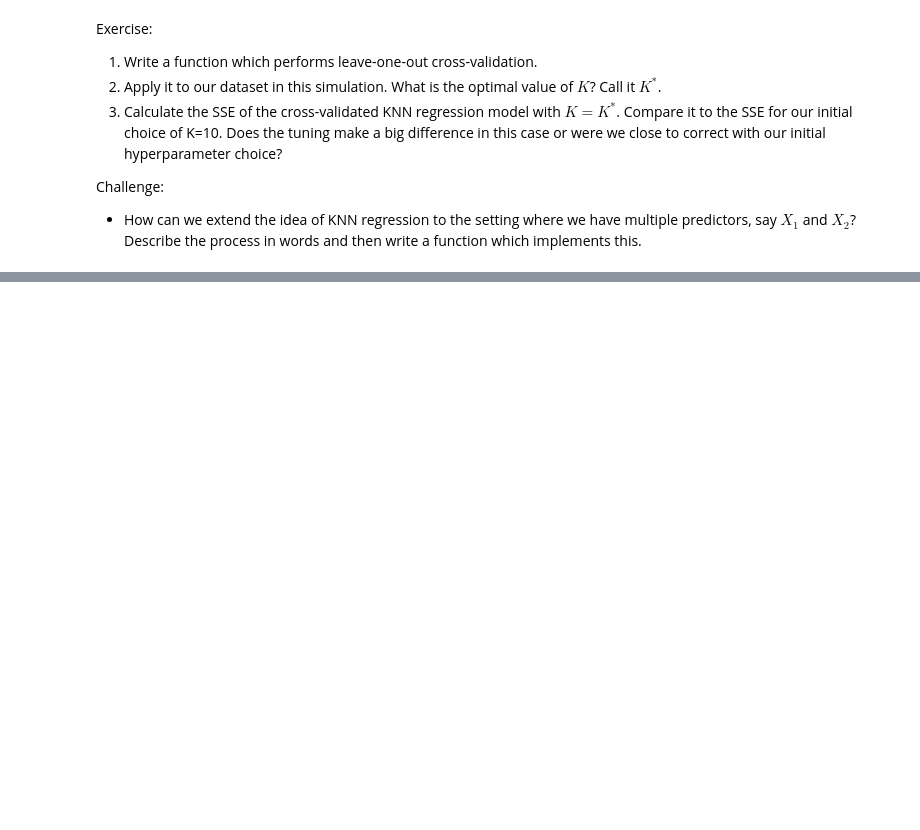
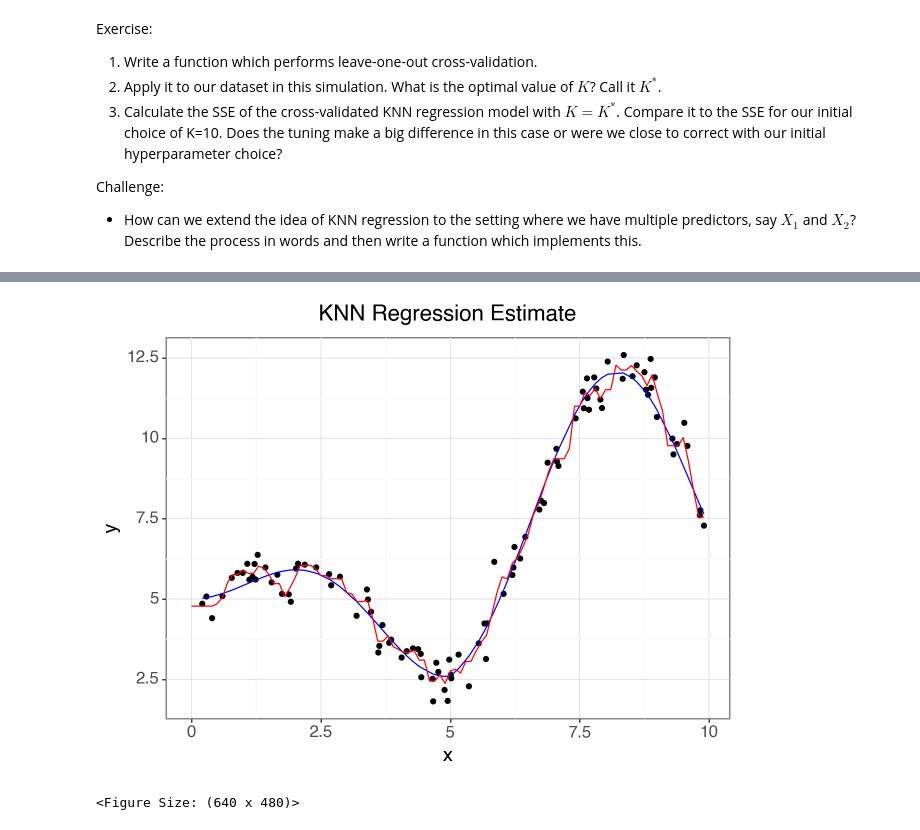
Before and after one commit to codycarroll/regression_f24, a Jupyter notebook: Code/nonparametric_regression_knn.ipynb, the cells around one changed output, grey strips where cells are left out. Saved outputs shown, nothing was run; the diff lists cells and outputs as text; code cells hidden in the pictures; blank space fills up the shorter version.

```diff
--- a/Code/nonparametric_regression_knn.ipynb
+++ b/Code/nonparametric_regression_knn.ipynb
@@ -198,0 +244,6 @@ Challenge:
+# %%
+x_grid = np.arange(0, 10, 0.1)
+predictions3 = [knn_predict(x_point, K=3, xvar='x', yvar='y', data=data) for x_point in x_grid]
+
+pred_df3 = pd.DataFrame({'x': x_grid, 'y': predictions3})
+pred_df3.head()
@@ -198,0 +257,19 @@ Challenge:
+# %%
+# Plot the data, true function, and KNN estimate
+plot3 = (
+    ggplot() +
+    geom_point(data, aes(x='x', y='y'), color='black') +
+    geom_line(data_nonoise, aes(x='x', y='g'), color='blue') +
+    geom_line(pred_df3, aes(x='x', y='y'), color='red') +
+    theme_bw() +
+    labs(title='KNN Regression Estimate', y='y') +
+    theme(
+        plot_title=element_text(ha='center', size=16),
+        axis_title=element_text(size=14),
+        axis_text=element_text(size=12)
+    )
+)
+plot3
+# %% [output]
+[figure, added]
+<Figure Size: (640 x 480)>
```
Also changed, not shown: parts of 8 cells of this notebook, 3 other files.
